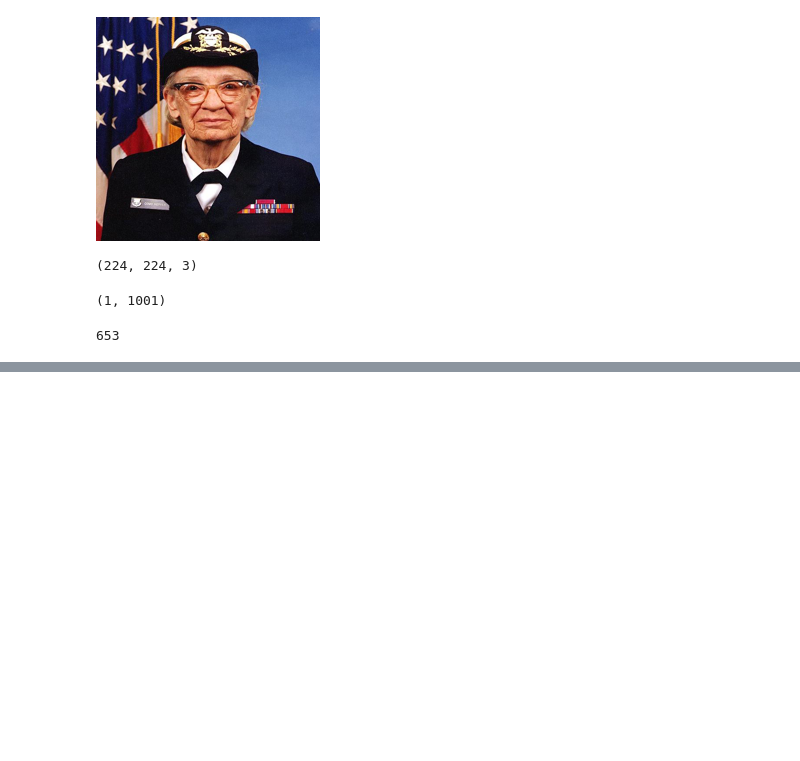
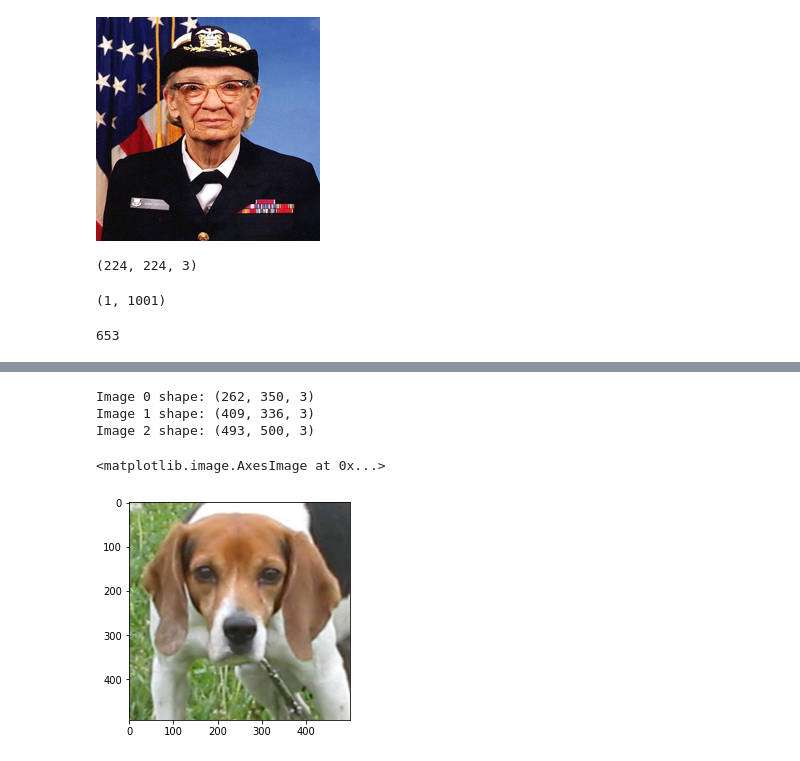
Before and after one commit to venkat2ram/Keras-and-Tensorflow, a Jupyter notebook: ud_l6_transfer_lng_cats_dogs.ipynb, the cells around one changed output, grey strips where cells are left out. Drawn from its saved outputs; the diff is of its cells as text; code cells hidden in the pictures; blank space fills up the shorter version.

```diff
--- a/ud_l6_transfer_lng_cats_dogs.ipynb
+++ b/ud_l6_transfer_lng_cats_dogs.ipynb
@@ -40,0 +63,12 @@ np.argmax(result)
+# %%
+for i,example_image in enumerate(train_examples.take(3)):
+  print('Image {} shape: {}'.format(i,example_image[0].shape))
+# %% [output]
+Image 0 shape: (262, 350, 3)
+Image 1 shape: (409, 336, 3)
+Image 2 shape: (493, 500, 3)
+# %%
+plt.imshow(example_image[0])
+# %% [output]
+<matplotlib.image.AxesImage at 0x...>
+[figure, added]
```
Also changed, not shown: parts of 11 cells of this notebook.
